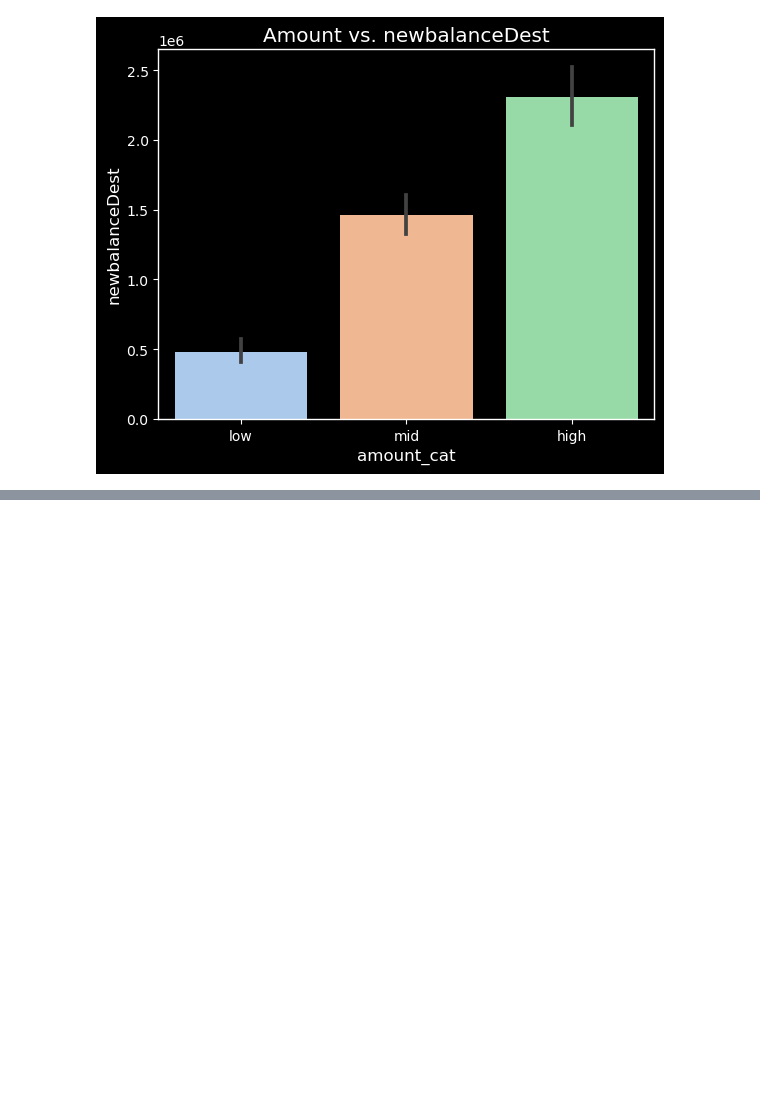
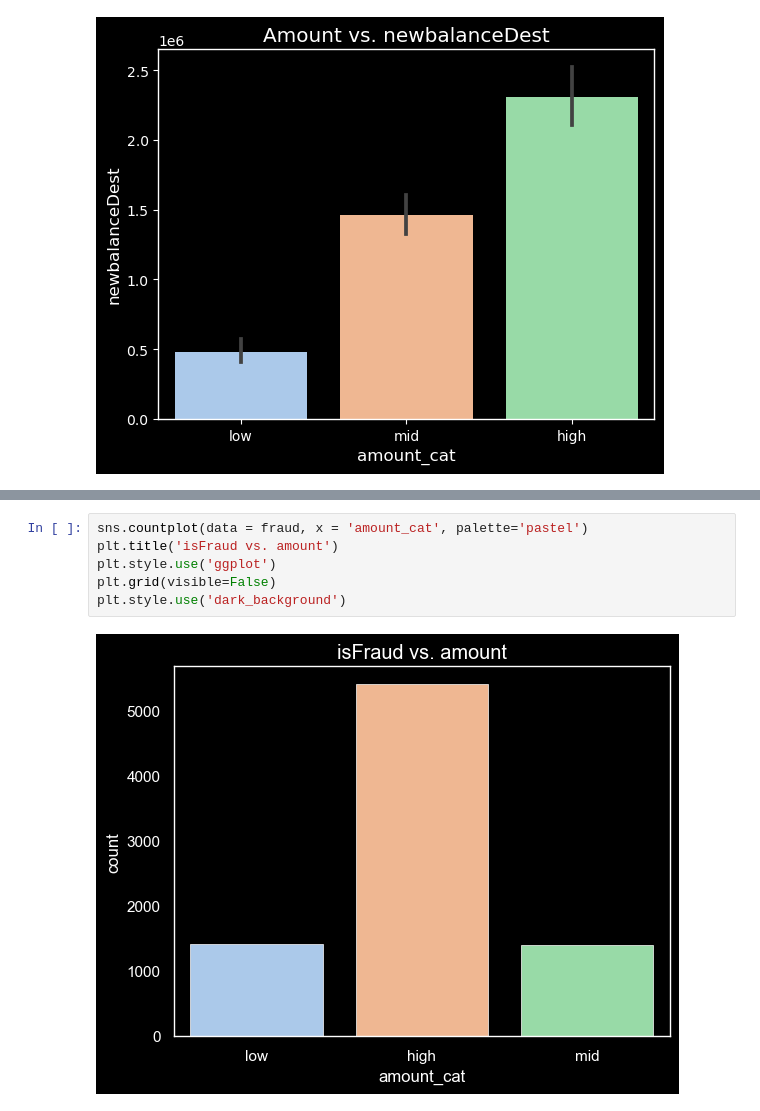
Before and after one commit to bakasheddy/ConCop, a Jupyter notebook: Notebook.ipynb, the cells around one changed output, grey strips where cells are left out. Drawn from its saved outputs; the diff is of its cells as text; blank space fills up the shorter version.

```diff
--- a/Notebook.ipynb
+++ b/Notebook.ipynb
@@ -108,0 +103,8 @@ Text(0.5, 1.0, 'isFraud vs. amount')
+# %%
+sns.countplot(data = fraud, x = 'amount_cat', palette='pastel')
+plt.title('isFraud vs. amount')
+plt.style.use('ggplot')
+plt.grid(visible=False)
+plt.style.use('dark_background')
+# %% [output]
+[figure, added]
```
Also changed, not shown: parts of 3 cells of this notebook.
